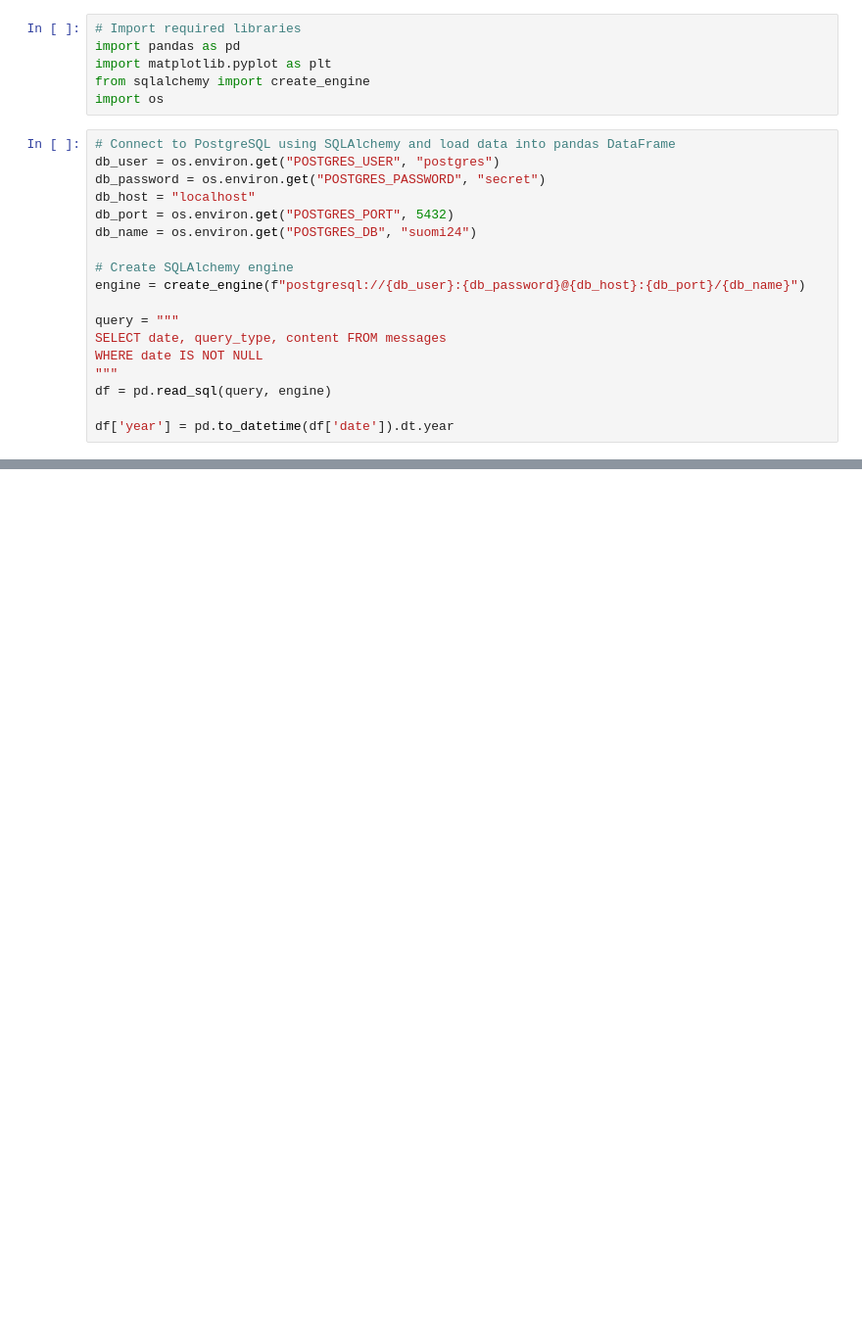
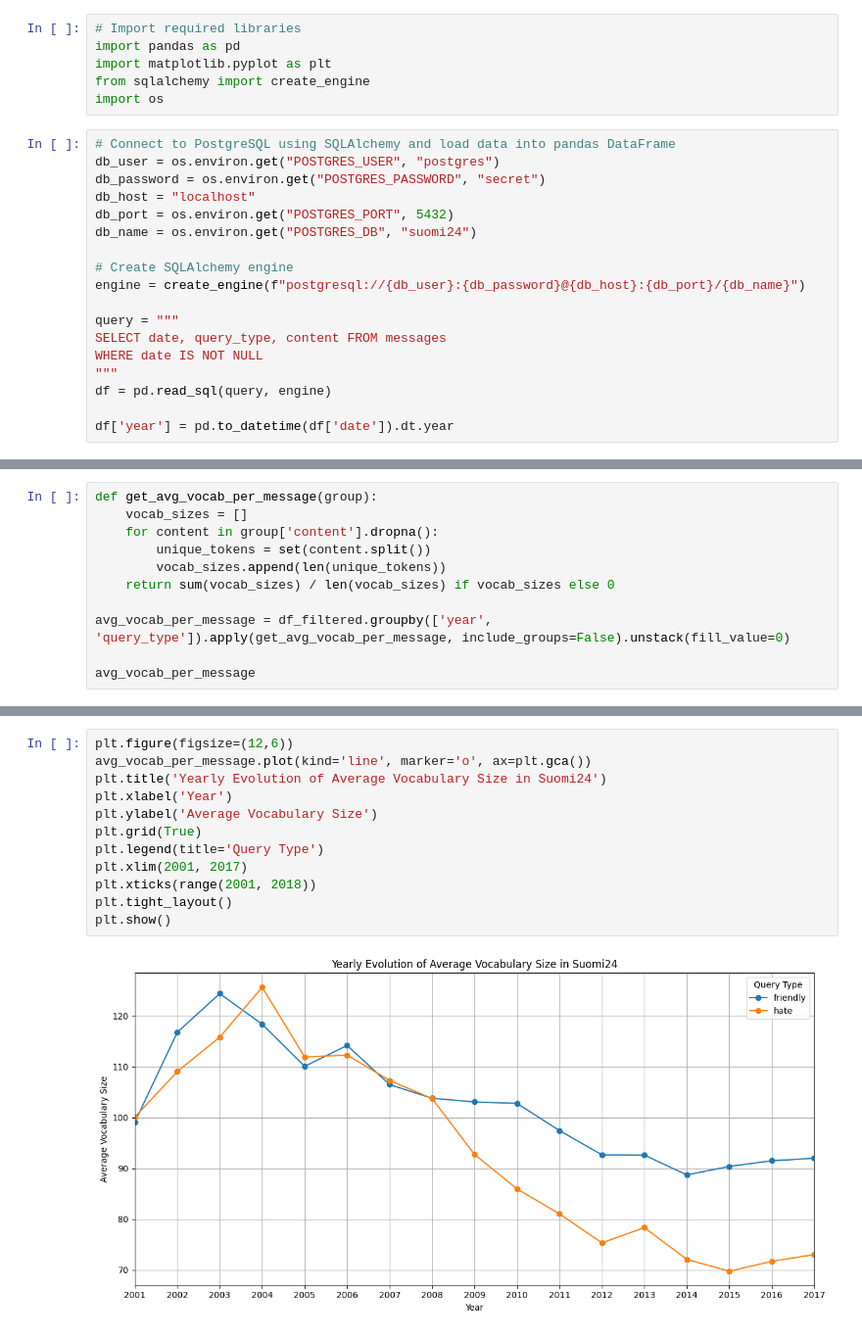
Before and after one commit to saarol2/zips-law-distribution-suomi24, a Jupyter notebook: suomi24_analysis.ipynb, the cells around one changed output, grey strips where cells are left out. Shown: that part at 98% size. Drawn from its saved outputs; the diff is of its cells as text; blank space fills up the shorter version.

Commit message:
Average vocabulary size and optimization

```diff
--- a/suomi24_analysis.ipynb
+++ b/suomi24_analysis.ipynb
@@ -66,0 +115,11 @@ plt.show()
+# %%
+def get_avg_vocab_per_message(group):
+    vocab_sizes = []
+    for content in group['content'].dropna():
+        unique_tokens = set(content.split())
+        vocab_sizes.append(len(unique_tokens))
+    return sum(vocab_sizes) / len(vocab_sizes) if vocab_sizes else 0
+
+avg_vocab_per_message = df_filtered.groupby(['year', 'query_type']).apply(get_avg_vocab_per_message, include_groups=False).unstack(fill_value=0)
+
+avg_vocab_per_message
@@ -66,0 +146,14 @@ plt.show()
+# %%
+plt.figure(figsize=(12,6))
+avg_vocab_per_message.plot(kind='line', marker='o', ax=plt.gca())
+plt.title('Yearly Evolution of Average Vocabulary Size in Suomi24')
+plt.xlabel('Year')
+plt.ylabel('Average Vocabulary Size')
+plt.grid(True)
+plt.legend(title='Query Type')
+plt.xlim(2001, 2017)
+plt.xticks(range(2001, 2018))
+plt.tight_layout()
+plt.show()
+# %% [output]
+[figure, added]
```
Also changed, not shown: parts of 5 cells of this notebook.
